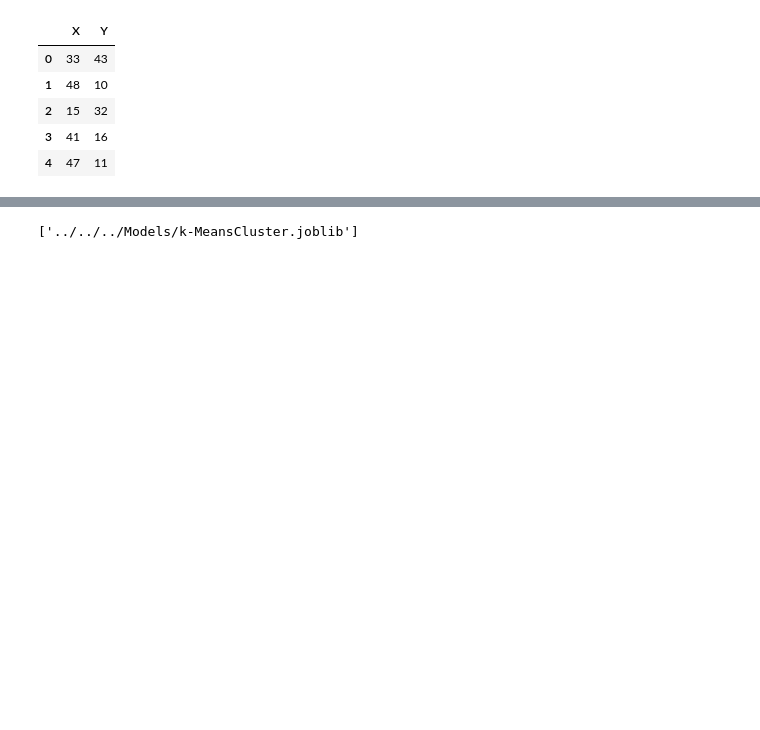
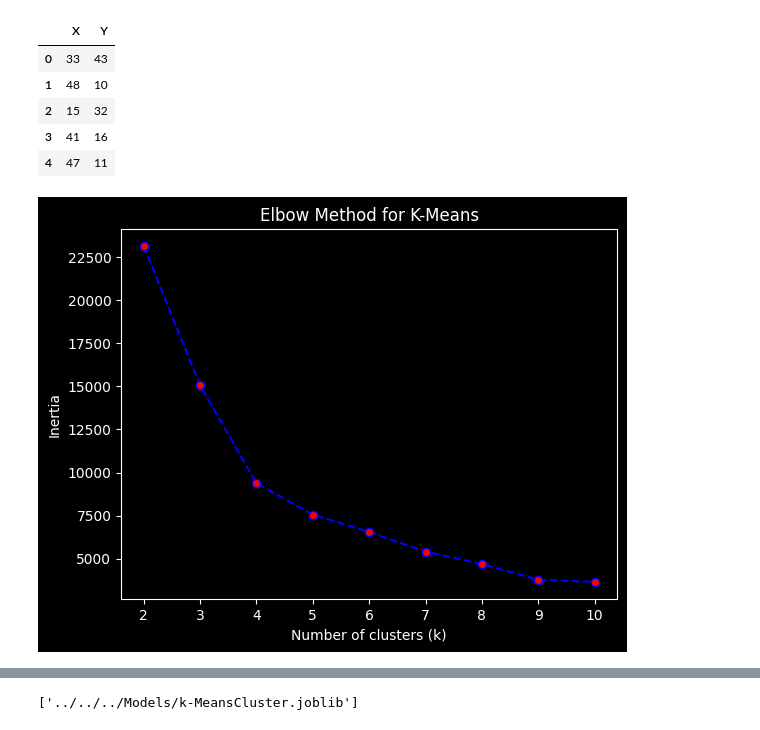
Before and after one commit to debjitpal5040/ML_Algorithms, a Jupyter notebook: Machine Learning Algorithms/Unsupervised Learning/K-Means Clustering/K-Means_Clustering.ipynb, the cells around one changed output, grey strips where cells are left out. Cells and saved outputs as stored; diff of their text form; code cells hidden in the pictures; blank space fills up the shorter version.

```diff
--- a/Machine Learning Algorithms/Unsupervised Learning/K-Means Clustering/K-Means_Clustering.ipynb
+++ b/Machine Learning Algorithms/Unsupervised Learning/K-Means Clustering/K-Means_Clustering.ipynb
@@ -28,3 +35,19 @@ for k in range(2, 11):
+# %%
+plt.plot(
+    range(2, 11),
+    wcss,
+    linestyle="dashed",
+    color="blue",
+    marker="o",
+    markerfacecolor="red",
+)
+plt.xticks(np.arange(2, 11))
+plt.xlabel("Number of clusters (k)")
+plt.ylabel("Inertia")
+plt.title("Elbow Method for K-Means")
+plt.savefig("Images/Elbow_Method.png", bbox_inches="tight")
+# %% [output]
+[figure, added]
 # %%
 plt.plot(
     range(2, 11),
```
Also changed, not shown: parts of 16 cells of this notebook, 15 other files.
